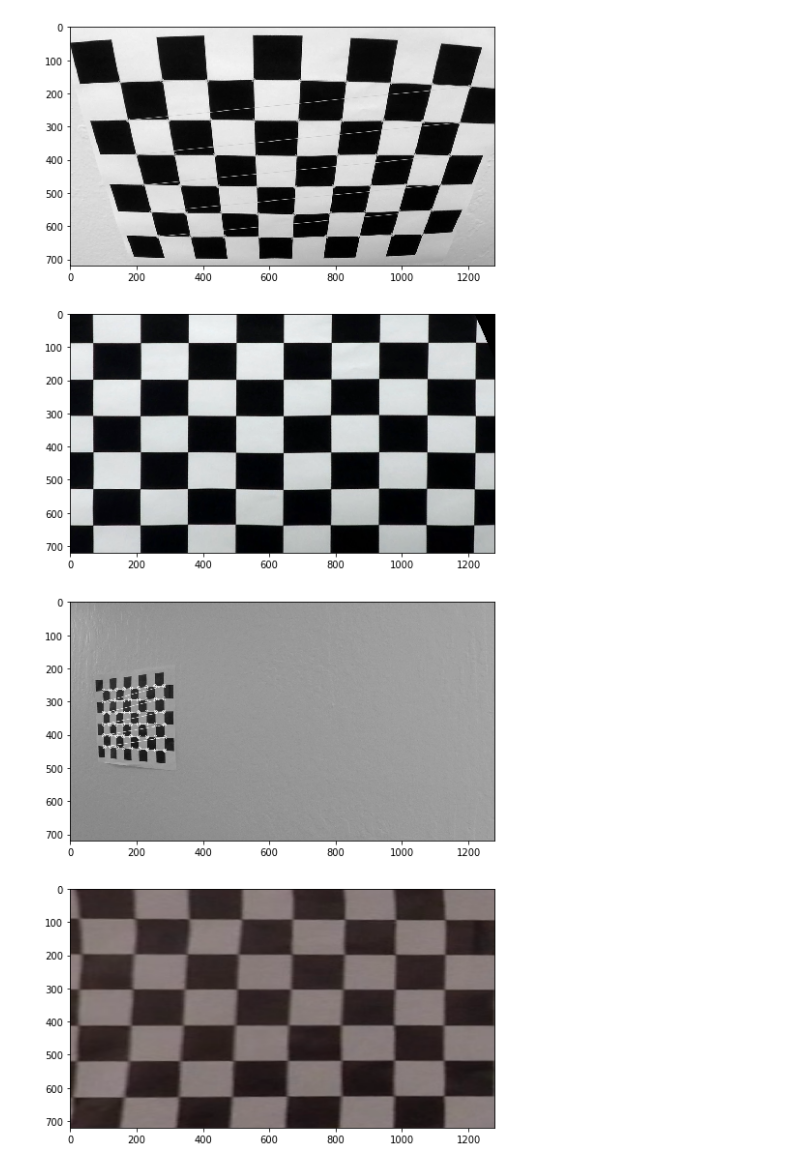
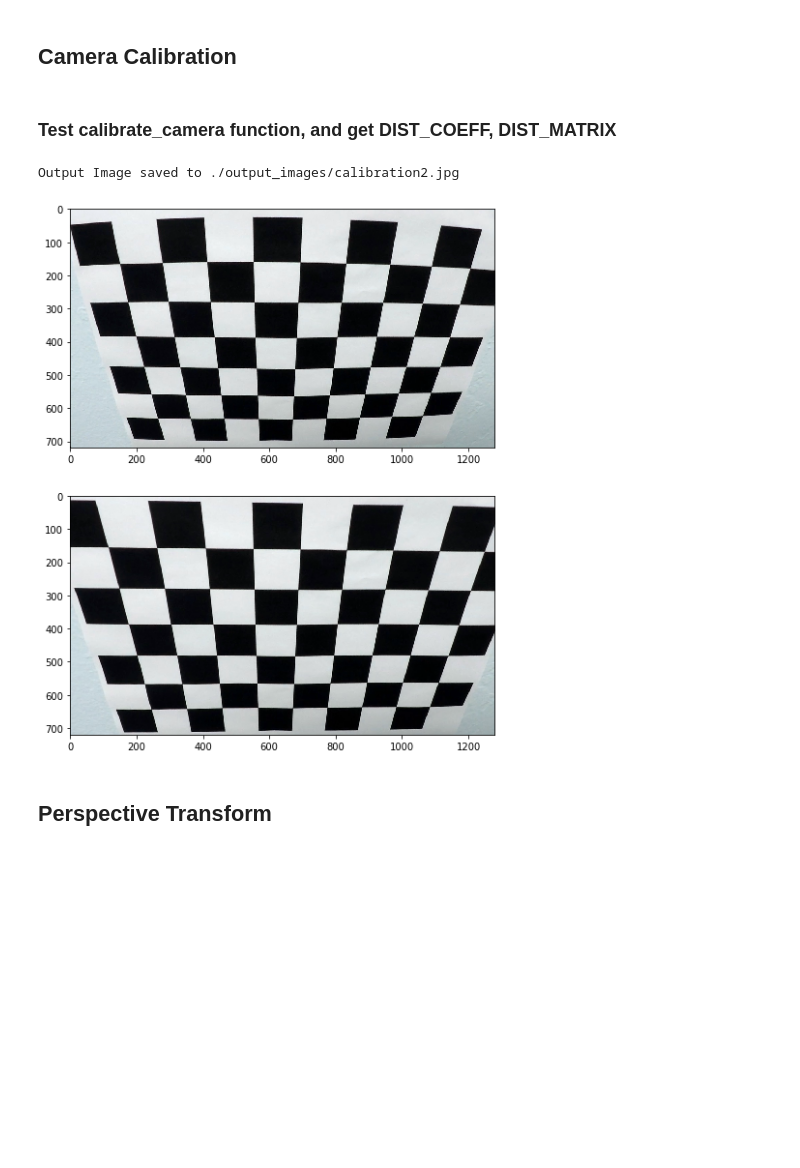
Before and after one commit to rekon/CarND-Finding_Lane_Lines_advanced, a Jupyter notebook: code1.ipynb, the cells around one changed output. Cells and saved outputs as stored; diff of their text form; code cells hidden in the pictures; blank space fills up the shorter version.

Commit message:
Added preprocessing of image

```diff
--- a/code1.ipynb
+++ b/code1.ipynb
@@ -9,54 +15,62 @@ print(files)
+# %% [markdown]
+## Camera Calibration
 # %%
 import matplotlib.pyplot as plt
 import matplotlib.image as mpimg
 import cv2
 import numpy as np
 
-def calibrate_camera(filename):
+#function to get calibration matrix, distortion coefficients by using cv2.calibrateCamera on the supplied image
+def calibrate_camera(img, dest_file):
     plt.figure(figsize=(10,10))
     objpoints=[]
     imgpoints=[]
 
     objp=np.zeros((9*6,3),dtype=np.float32)
     objp[:,:2]=np.mgrid[0:9,0:6].T.reshape(-1,2)
-    #read image from file
-    img = cv2.imread(filename)
+
     #convert to grayscale
     gray = cv2.cvtColor(img, cv2.COLOR_BGR2GRAY)
     #find chessboard corners
     ret, corners = cv2.findChessboardCorners( gray,(9,6),None)
-    #draw chessboard corners
+    #if findChessboardCorners is successful
     if ret:
         imgpoints.append(corners)
         objpoints.append(objp)
+        #draw chessboard corners
         cv2.drawChessboardCorners( gray, (9,6), corners, ret )
-        #show image
+        #show original image
         plt.subplot(2,1,1)
-        plt.imshow(gray,cmap='gray')
+        plt.imshow(img)
 
+        #calibrate the camera and get the calibration matrix, distortion coefficients, rotational & translational vectors
         ret, mtx, dist, rvecs, tvecs = cv2.calibrateCamera(objpoints, imgpoints, gray.shape[::-1], None, None)
         undstrt_img = cv2.undistort(img, mtx, dist, None, mtx)
 
-        src_points = np.float32([corners[0], corners[8], corners[-1], corners[-9]])
+#         src_points = np.float32([corners[0], corners[8], corners[-1], corners[-9]])
+#         offset=100
+#         dest_points = np.float32([[offset,offset], [img.shape[1]-offset,offset],
+#                 [img.shape[1]-offset,img.shape[0]-offset], [offset,img.shape[0]-offset]])
+#         M = cv2.getPerspectiveTransform(src_points,dest_points)
+#         warped = cv2.warpPerspective(undstrt_img, M, (img.shape[1],img.shape[0]), flags=cv2.INTER_LINEAR )
 
-#         x_diff=max(corners[1][0][0]-corners[0][0][0],corners[10][0][0]-corners[9][0][0])
-#         y_diff=max(corners[9][0][1]-corners[0][0][1],corners[10][0][1]-corners[1][0][1])
-#         print(x_diff,y_diff)
-
-        offset=100
-        dest_points = np.float32([[offset,offset], [img.shape[1]-offset,offset],
-                [img.shape[1]-offset,img.shape[0]-offset], [offset,img.shape[0]-offset]])
-
-#         dest_points = np.float32([ corners[0][0], corners[0][0]+[offset,0], corners[0][0]+[offset,offset], corners[0][0]+[0,offset]])
-
-        M = cv2.getPerspectiveTransform(src_points,dest_points)
-        warped = cv2.warpPerspective(undstrt_img, M, (img.shape[1],img.shape[0]), flags=cv2.INTER_LINEAR )
         plt.subplot(2,1,2)
-        plt.imshow(warped)
+        #show undistorted image
+        plt.imshow(undstrt_img)
+        cv2.imwrite(dest_file, undstrt_img)
+        print('Output Image saved to',dest_file)
     plt.show()
-
-calibrate_camera('./camera_cal/calibration2.jpg')
-calibrate_camera('./camera_cal/calibration11.jpg')
+    #returning the calibration matrix, distortion coefficients
+    return dist,mtx
-# %% [output]
-[figure, removed]
-[figure, removed]
+# %% [markdown]
+### Test calibrate_camera function, and get DIST_COEFF, DIST_MATRIX
+# %%
+#read image from file
+image = cv2.imread('./camera_cal/calibration2.jpg')
+#get calibration matrix, distortion coefficients
+DIST_COEFF, DIST_MATRIX = calibrate_camera(image,'./output_images/calibration2.jpg')
+# %% [output]
+Output Image saved to ./output_images/calibration2.jpg
+[figure, added]
+# %% [markdown]
+## Perspective Transform
```
Also changed, not shown: parts of 13 cells of this notebook, 1 other file.
